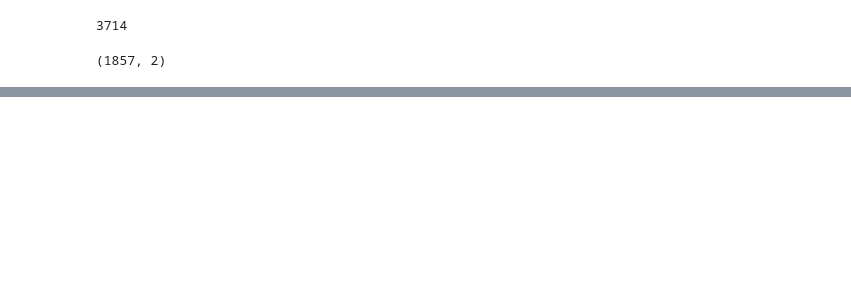
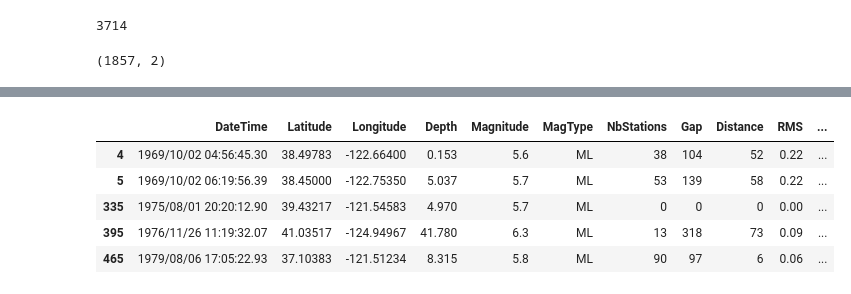
Before and after one commit to btlewisusabtlewis/DataVisualizationClass, a Jupyter notebook: HeatMapNCalMag4EarthquakesSince1967.ipynb, the cells around one changed output, grey strips where cells are left out. Cells and saved outputs as stored; diff of their text form; code cells hidden in the pictures; blank space fills up the shorter version.

```diff
--- a/HeatMapNCalMag4EarthquakesSince1967.ipynb
+++ b/HeatMapNCalMag4EarthquakesSince1967.ipynb
@@ -73,3 +63,15 @@ m = folium.Map([38.8375	, -120.8958], zoom_start=12)
 m.add_child(plugins.HeatMap(ncal_mag4_lat_long))
 # %% [output]
 [interactive output not drawn]
+# %%
+BIG_MAGNITUDE = 5.5
+ncal_big = ncal_mag4[ncal_mag4.Magnitude > BIG_MAGNITUDE]
+# %%
+ncal_big.head()
+# %% [output]
+|  | DateTime | Latitude | Longitude | Depth | Magnitude | MagType | NbStations | Gap | Distance | RMS | ... |
+| 4 | 1969/10/02 04:56:45.30 | 38.49783 | -122.66400 | 0.153 | 5.6 | ML | 38 | 104 | 52 | 0.22 | ... |
+| 5 | 1969/10/02 06:19:56.39 | 38.45000 | -122.75350 | 5.037 | 5.7 | ML | 53 | 139 | 58 | 0.22 | ... |
+| 335 | 1975/08/01 20:20:12.90 | 39.43217 | -121.54583 | 4.970 | 5.7 | ML | 0 | 0 | 0 | 0.00 | ... |
+| 395 | 1976/11/26 11:19:32.07 | 41.03517 | -124.94967 | 41.780 | 6.3 | ML | 13 | 318 | 73 | 0.09 | ... |
+| 465 | 1979/08/06 17:05:22.93 | 37.10383 | -121.51234 | 8.315 | 5.8 | ML | 90 | 97 | 6 | 0.06 | ... |
```
Also changed, not shown: parts of 12 cells of this notebook.
